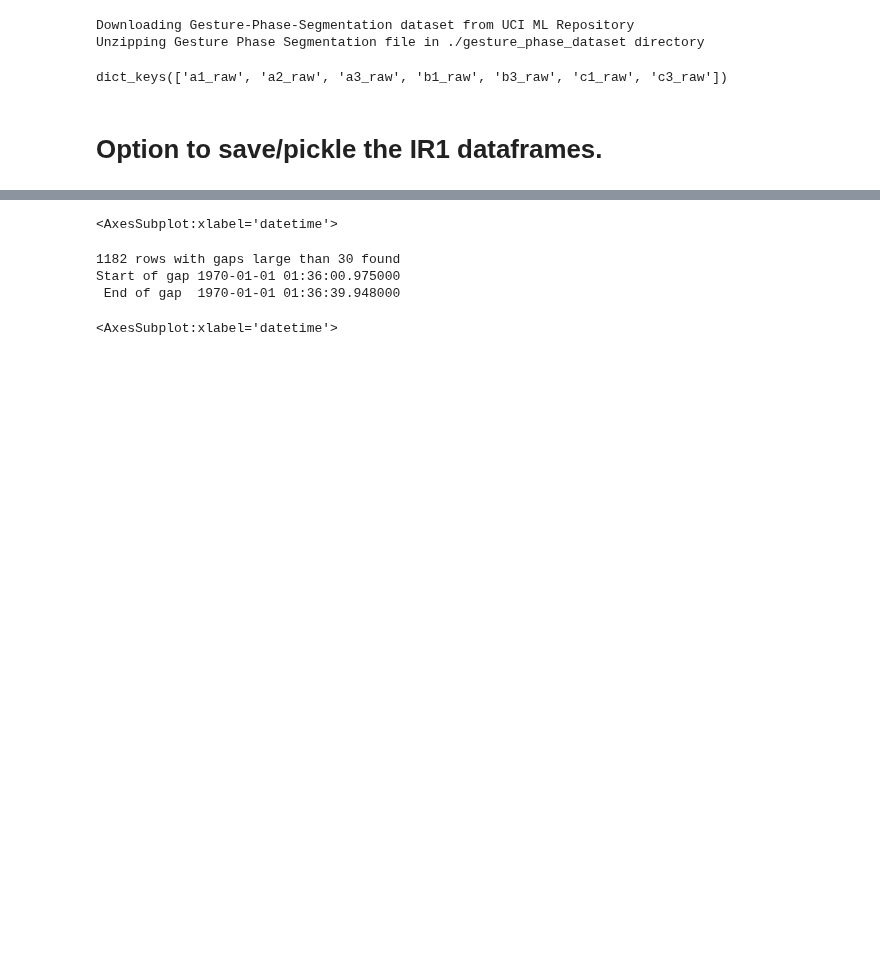
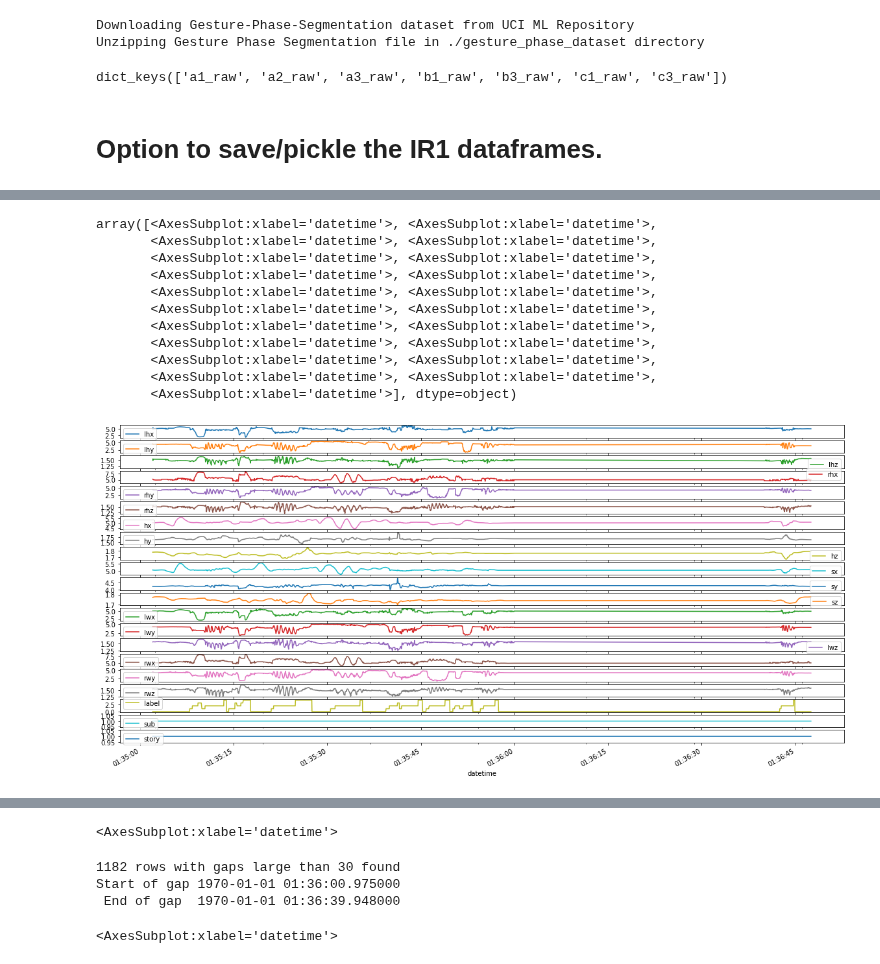
Before and after one commit to imics-lab/load_data_time_series, a Jupyter notebook: Gesturing_Signing/Gesture-Phase-Segmentation_load_dataset.ipynb, the cells around one changed output, grey strips where cells are left out. Saved outputs shown, nothing was run; the diff lists cells and outputs as text; code cells hidden in the pictures; blank space fills up the shorter version.

Commit message:
ir1 strings to specific ints implemented

```diff
--- a/Gesturing_Signing/Gesture-Phase-Segmentation_load_dataset.ipynb
+++ b/Gesturing_Signing/Gesture-Phase-Segmentation_load_dataset.ipynb
@@ -102,7 +102,7 @@ def get_gps_ir1_dict():
         # The same code again calling the columns
         df[float64_cols] = df[float64_cols].astype('float32')
         # Seems better to explicitly type the other columns vs object.
-        df['phase']=df['phase'].astype('string')
+        df['phase']=df['phase'].astype('category')
         df['sub'] = subject
         df['sub'] = [ ord(x) - 96 for x in df['sub']] # ord is unicode char
         df['sub']=df['sub'].astype('int8')
@@ -132,3 +132,38 @@ if (not os.path.isdir(save_dir)):
 for df_name, ir1_df in df_dict.items() :
     ffname = os.path.join(save_dir,df_name) + '.pkl'
     ir1_df.to_pickle(ffname)
+# %%
+def assign_ints_ir1_labels(df, label_mapping_dict):
+    """Uses the mapping in the passed dictionary to assign integers to each
+    string value predictably.  This is important because all labels may not
+    be represented in each IR1 and strings take up too much room in IR2.
+    Args:
+        df - an IR1 dataframe with categorical label column
+        label_mapping_dict - dict of dicts for each label column. See code.
+    Returns:
+        df - an updated IR1+ dataframe"""
+    # Want to predictably convert the label strings into integers.
+    # The sklearn label encoder is certainly an option but already have
+    # a Pandas dataframe.   More importantly I want to encode the values
+    # using all possible options not just the ones present in this particular
+    # dataframe.   That means building a dictionary of the label mappings
+    # which may even include labels not in the dataset at all, such as the
+    # case with PSG-Audio.   Finally, I want to avoid ever having strings in the
+    # numpy arrays - not an issue for small datasets but a big memory user
+    # for larger ones.
+    # Credit to this nice writeup https://pbpython.com/categorical-encoding.html
+    if verbose:
+        print("assign_ints_ir1_labels() converting categorical strings to ints")
+        print("df['label'] value counts")
+        print(df['label'].value_counts())
+        dict( zip( df['label'].cat.codes, df['label'] ) ) # shows mapping Pandas is using.
+    df = df.replace(label_mapping_dict)
+    df['label']=df['label'].astype('int8') # TODO this only works with single label
+    return df
+
+if interactive:
+    # This label mapping for Gesture-Phase-Segmentation dataset is in the order
+    # of the readme.txt.  A second label entry can be added - see url above.
+    label_map_gps = {"label":     {"Rest": 0, "Preparation": 1, "Stroke": 2,
+                                   "Hold": 3, "Retraction": 4}}
+    my_df = assign_ints_ir1_labels(df_dict['a1_raw'], label_mapping_dict = label_map_gps)
@@ -135 +179,17 @@ for df_name, ir1_df in df_dict.items() :
+# %%
+#df_dict['a1_raw'].plot(subplots=True, figsize=(20, 10)) # yay Pandas
+my_df.plot(subplots=True, figsize=(20, 10)) # yay Pandas
+# %% [output]
+array([<AxesSubplot:xlabel='datetime'>, <AxesSubplot:xlabel='datetime'>,
+       <AxesSubplot:xlabel='datetime'>, <AxesSubplot:xlabel='datetime'>,
+       <AxesSubplot:xlabel='datetime'>, <AxesSubplot:xlabel='datetime'>,
+       <AxesSubplot:xlabel='datetime'>, <AxesSubplot:xlabel='datetime'>,
+       <AxesSubplot:xlabel='datetime'>, <AxesSubplot:xlabel='datetime'>,
+       <AxesSubplot:xlabel='datetime'>, <AxesSubplot:xlabel='datetime'>,
+       <AxesSubplot:xlabel='datetime'>, <AxesSubplot:xlabel='datetime'>,
+       <AxesSubplot:xlabel='datetime'>, <AxesSubplot:xlabel='datetime'>,
+       <AxesSubplot:xlabel='datetime'>, <AxesSubplot:xlabel='datetime'>,
+       <AxesSubplot:xlabel='datetime'>, <AxesSubplot:xlabel='datetime'>,
+       <AxesSubplot:xlabel='datetime'>], dtype=object)
+[figure, added]
 # %%
```
Also changed, not shown: parts of 6 cells of this notebook.
